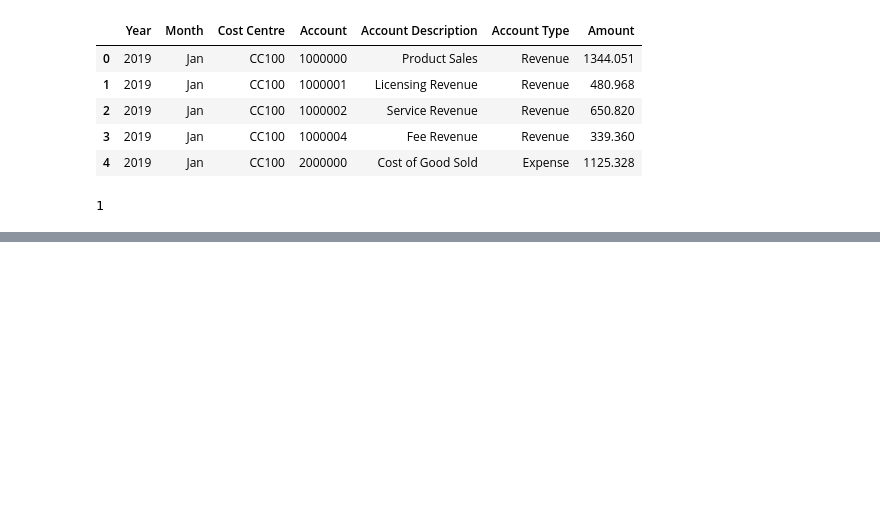
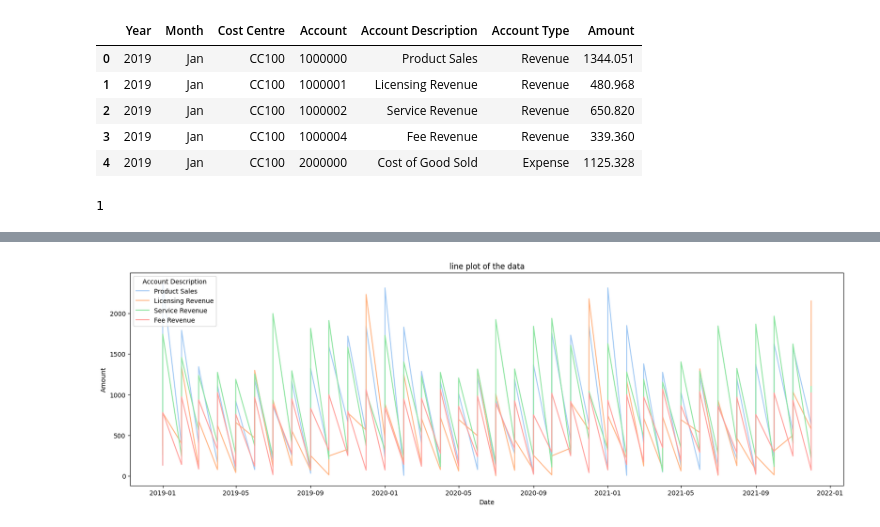
Before and after one commit to ShardulMore112/ml_overall_sklearn, a Jupyter notebook: exploratory_data_analysis/eda.ipynb, the cells around one changed output, grey strips where cells are left out. Drawn from its saved outputs; the diff is of its cells as text; code cells hidden in the pictures; blank space fills up the shorter version.

```diff
--- a/exploratory_data_analysis/eda.ipynb
+++ b/exploratory_data_analysis/eda.ipynb
@@ -142,4 +139,4 @@ monthmap['Jan']
 # %% [output]
 1
 # %%
-df["Period"] = df["Month"]
+df["Period"] = df["Month"].apply(lambda x: monthmap[x])
@@ -145,0 +152,2 @@ df["Period"] = df["Month"]
+# %%
+df["Day"] = 1
@@ -145,0 +170,2 @@ df["Period"] = df["Month"]
+# %%
+df["Date"] = df["Year"].astype(str)+"-"+df["Period"].astype(str)+"-"+df["Day"].astype(str)
@@ -145,0 +195,2 @@ df["Period"] = df["Month"]
+# %%
+df["Date"] = pd.to_datetime(df["Date"])
@@ -145,0 +211,6 @@ df["Period"] = df["Month"]
+# %%
+plt.figure(figsize=(20,6))
+sns.lineplot(x = 'Date', y = 'Amount' , hue = "Account Description" ,estimator= None, data = df[df["Account Type"] == "Revenue"] , palette= 'pastel').set_title("line plot of the data")
+plt.show()
+# %% [output]
+[figure, added]
```
Also changed, not shown: parts of 7 cells of this notebook.
